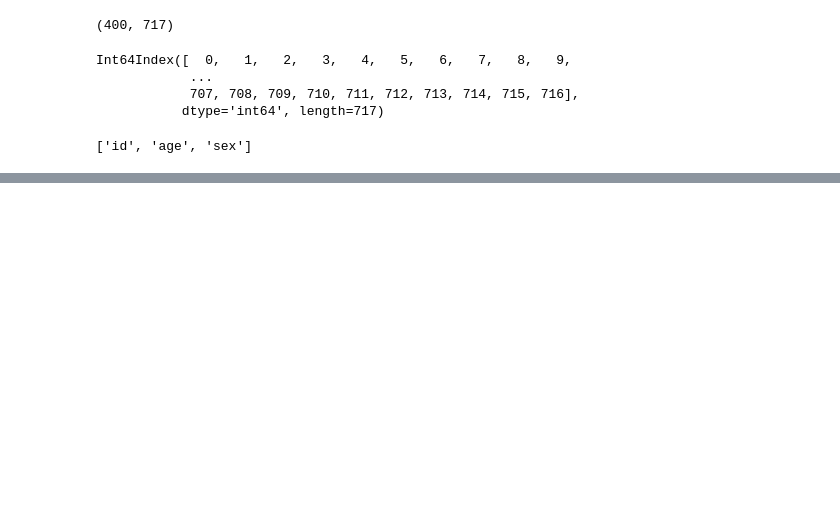
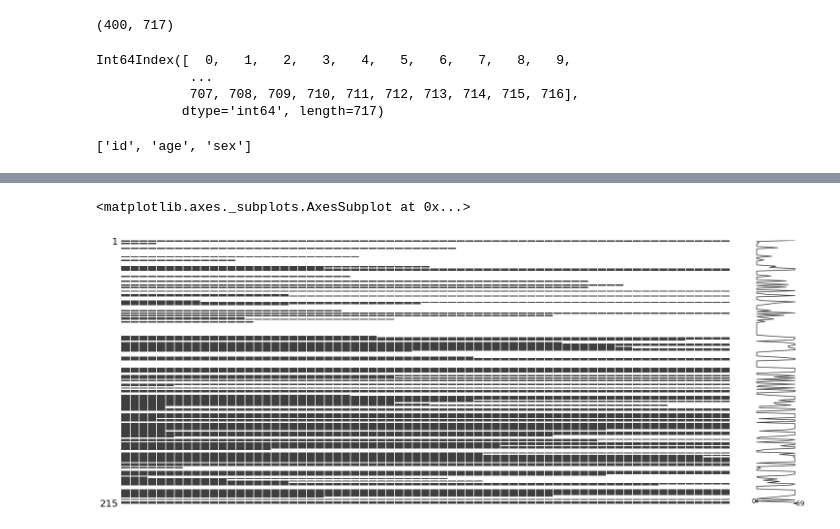
Before and after one commit to lgusp/Rec_Padroes_PPGI_2020, a Jupyter notebook: Rec_Padroes_imagens_coronarias.ipynb, the cells around one changed output, grey strips where cells are left out. Drawn from its saved outputs; the diff is of its cells as text; code cells hidden in the pictures; blank space fills up the shorter version.

```diff
--- a/Rec_Padroes_imagens_coronarias.ipynb
+++ b/Rec_Padroes_imagens_coronarias.ipynb
@@ -194,0 +416,5 @@ df.describe()
+# %%
+msno.matrix(df_4.iloc[:, 281:350])
+# %% [output]
+<matplotlib.axes._subplots.AxesSubplot at 0x...>
+[figure, added]
```
Also changed, not shown: parts of 79 cells of this notebook, 6 other files.
